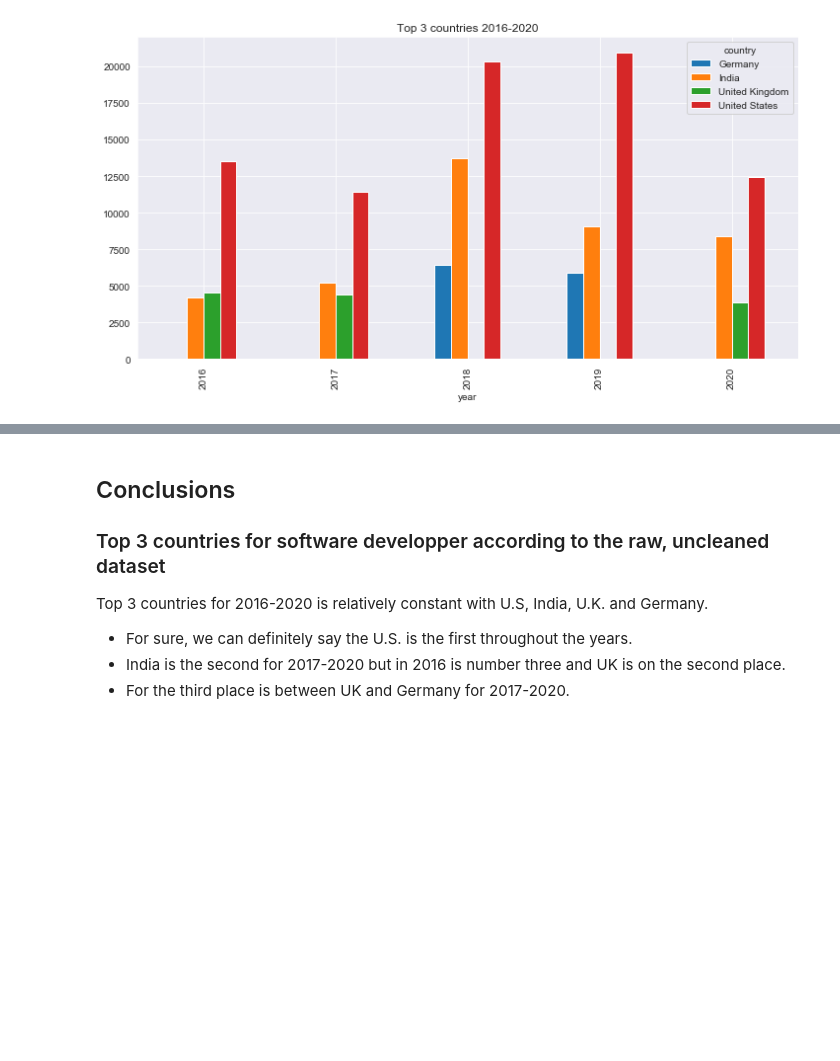
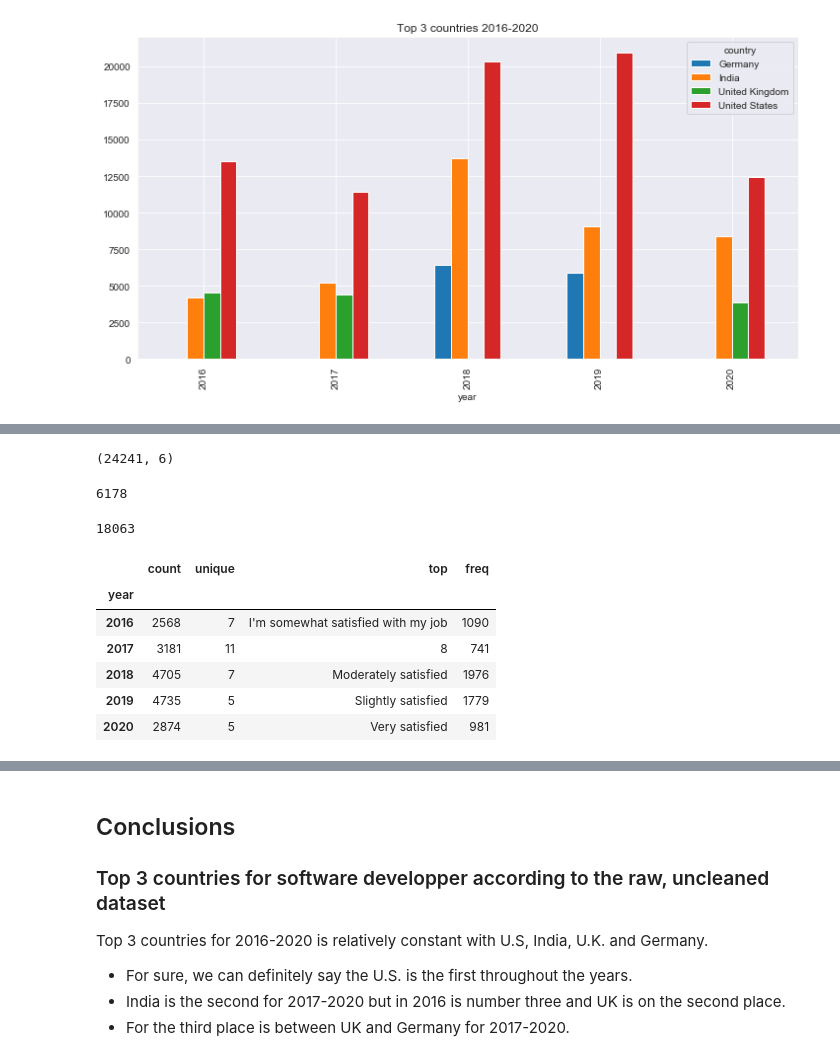
Before and after one commit to AnaHristian/stackoverflow_survey_data_analysis, a Jupyter notebook: 1_data_gathering.ipynb, the cells around one changed output, grey strips where cells are left out. Saved outputs shown, nothing was run; the diff lists cells and outputs as text; code cells hidden in the pictures; blank space fills up the shorter version.

```diff
--- a/1_data_gathering.ipynb
+++ b/1_data_gathering.ipynb
@@ -278,0 +298,22 @@ plt.title("Top 3 countries 2016-2020");
+# %%
+df_all[df_all['country'] == 'Germany'].shape
+# %% [output]
+(24241, 6)
+# %%
+df_all[df_all['country'] == 'Germany']['job_satisfaction'].isnull().sum()
+# %% [output]
+6178
+# %%
+df_all[df_all['country'] == 'Germany']['job_satisfaction'].notnull().sum()
+# %% [output]
+18063
+# %%
+df_all[df_all['country'] == 'Germany'].groupby(by='year').describe()['job_satisfaction']
+# %% [output]
+|  | count | unique | top | freq |
+| year |  |  |  |  |
+| 2016 | 2568 | 7 | I'm somewhat satisfied with my job | 1090 |
+| 2017 | 3181 | 11 | 8 | 741 |
+| 2018 | 4705 | 7 | Moderately satisfied | 1976 |
+| 2019 | 4735 | 5 | Slightly satisfied | 1779 |
+| 2020 | 2874 | 5 | Very satisfied | 981 |
```
Also changed, not shown: parts of 10 cells of this notebook.
